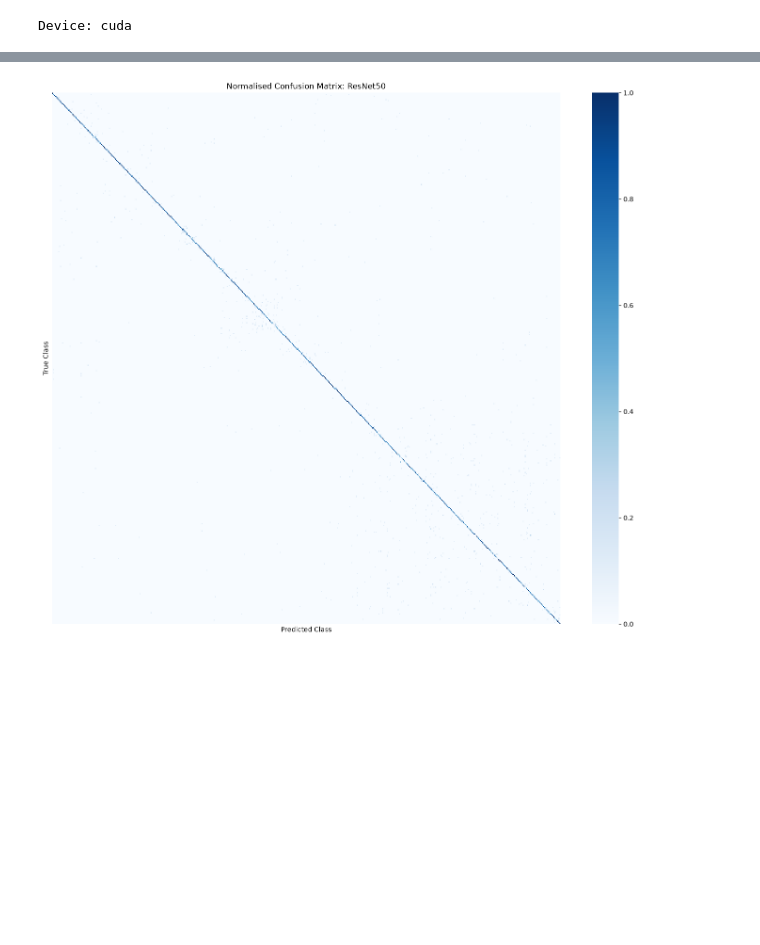
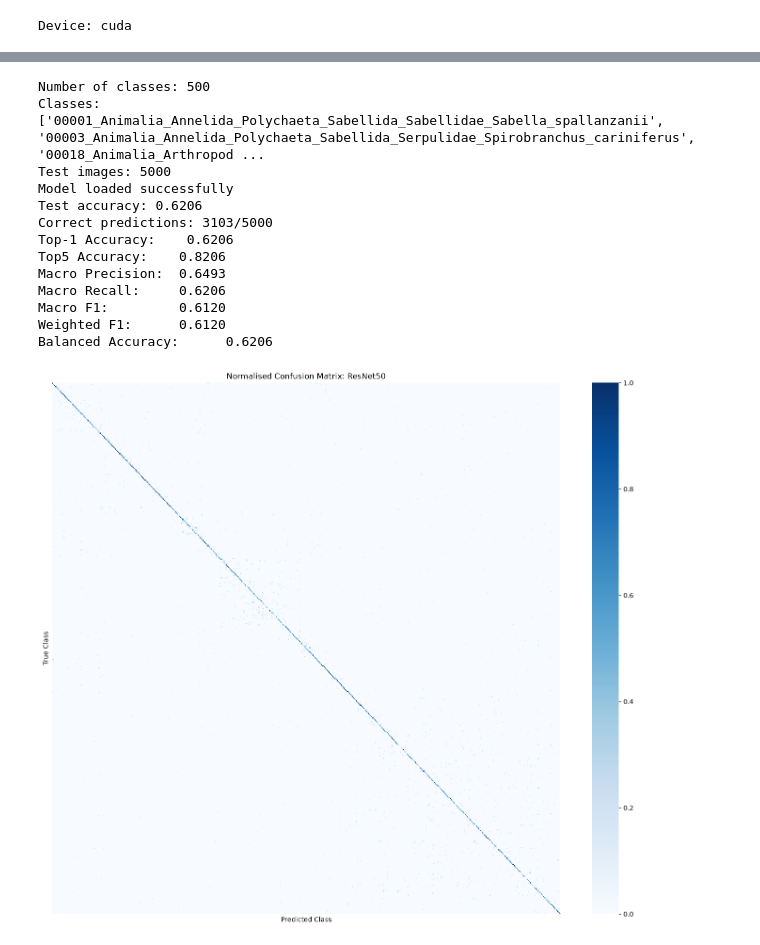
Before and after one commit to NelumboAI/COMP9517GROUP_SUBJECT, a Jupyter notebook: src/imageNet/test.ipynb, the cells around one changed output, grey strips where cells are left out. Drawn from its saved outputs; the diff is of its cells as text; code cells hidden in the pictures; blank space fills up the shorter version.

Commit message:
upload test result for restnet

```diff
--- a/src/imageNet/test.ipynb
+++ b/src/imageNet/test.ipynb
@@ -20,11 +20,7 @@ from sklearn.metrics import (
     balanced_accuracy_score
 )
 
-DATA_ROOT = Path(r"/home/sergiocloudwork/dataset/sampled_500")
 
-TEST_DIR = DATA_ROOT / "val"
-MODEL_PATH = "inat_resnet50_500classes_imagenet.pth"
-MODEL_PATH = "inat_resnet50_500_ptclasses_imagenet.pth"
 
 device = torch.device("cuda" if torch.cuda.is_available() else "cpu")
 
@@ -180,31 +188,24 @@ Balanced Accuracy:      0.7698
-# %%
-class_names = test_dataset.classes
-num_classes = len(class_names)
-
-cm_normalized = confusion_matrix(
-    y_true,
-    y_pred,
-    labels=range(num_classes),
-    normalize="true"
-)
-
-fig, ax = plt.subplots(figsize=(14, 12))
-
-sns.heatmap(
-    cm_normalized,
-    cmap="Blues",
-    vmin=0,
-    vmax=1,
-    xticklabels=False,
-    yticklabels=False,
-    ax=ax
-)
-
-ax.set_title("Normalised Confusion Matrix: ResNet50")
-ax.set_xlabel("Predicted Class")
-ax.set_ylabel("True Class")
-
-fig.tight_layout()
-plt.show()
-# %% [output]
-[figure, removed]
+# %%
+DATA_ROOT = Path(r"D:/dataset/sampled_500")
+
+TEST_DIR = DATA_ROOT / "val"
+MODEL_PATH = "inat_resnet18_500_ptclasses_imagenet.pth"
+
+model = models.resnet18(weights=None)
+
+testing(TEST_DIR,MODEL_PATH,model)
+# %% [output]
+Number of classes: 500
+Classes: ['00001_Animalia_Annelida_Polychaeta_Sabellida_Sabellidae_Sabella_spallanzanii', '00003_Animalia_Annelida_Polychaeta_Sabellida_Serpulidae_Spirobranchus_cariniferus', '00018_Animalia_Arthropod ...
+Test images: 5000
+Model loaded successfully
+Test accuracy: 0.6206
+Correct predictions: 3103/5000
+Top-1 Accuracy:    0.6206
+Top5 Accuracy:    0.8206
+Macro Precision:  0.6493
+Macro Recall:     0.6206
+Macro F1:         0.6120
+Weighted F1:      0.6120
+Balanced Accuracy:      0.6206
+[figure, added]
```
Also changed, not shown: parts of 12 cells of this notebook, 2 other files.
